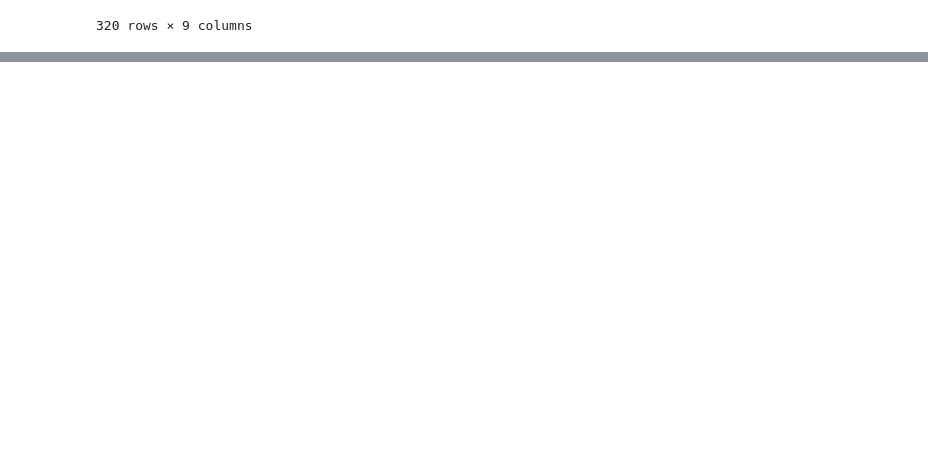
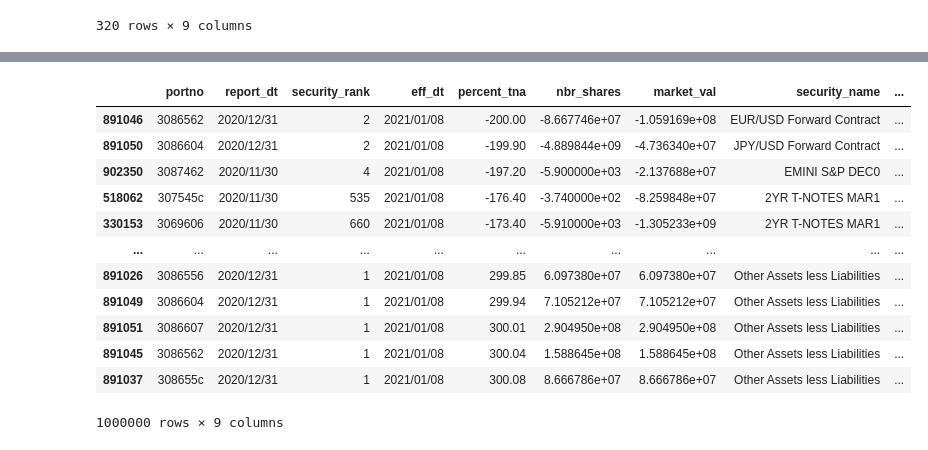
Before and after one commit to uuboyscy/tjr101, a Jupyter notebook: data-pipeline/src/03_read_big_file.ipynb, the cells around one changed output, grey strips where cells are left out. Drawn from its saved outputs; the diff is of its cells as text; code cells hidden in the pictures; blank space fills up the shorter version.

```diff
--- a/data-pipeline/src/03_read_big_file.ipynb
+++ b/data-pipeline/src/03_read_big_file.ipynb
@@ -351,0 +443,16 @@ df[
+# %%
+df.sort_values(["percent_tna", "security_rank"], ascending=[True, False])
+# %% [output]
+|  | portno | report_dt | security_rank | eff_dt | percent_tna | nbr_shares | market_val | security_name | ... |
+| 891046 | 3086562 | 2020/12/31 | 2 | 2021/01/08 | -200.00 | -8.667746e+07 | -1.059169e+08 | EUR/USD Forward Contract | ... |
+| 891050 | 3086604 | 2020/12/31 | 2 | 2021/01/08 | -199.90 | -4.889844e+09 | -4.736340e+07 | JPY/USD Forward Contract | ... |
+| 902350 | 3087462 | 2020/11/30 | 4 | 2021/01/08 | -197.20 | -5.900000e+03 | -2.137688e+07 | EMINI S&P DEC0 | ... |
+| 518062 | 307545c | 2020/11/30 | 535 | 2021/01/08 | -176.40 | -3.740000e+02 | -8.259848e+07 | 2YR T-NOTES MAR1 | ... |
+| 330153 | 3069606 | 2020/11/30 | 660 | 2021/01/08 | -173.40 | -5.910000e+03 | -1.305233e+09 | 2YR T-NOTES MAR1 | ... |
+| ... | ... | ... | ... | ... | ... | ... | ... | ... | ... |
+| 891026 | 3086556 | 2020/12/31 | 1 | 2021/01/08 | 299.85 | 6.097380e+07 | 6.097380e+07 | Other Assets less Liabilities | ... |
+| 891049 | 3086604 | 2020/12/31 | 1 | 2021/01/08 | 299.94 | 7.105212e+07 | 7.105212e+07 | Other Assets less Liabilities | ... |
+| 891051 | 3086607 | 2020/12/31 | 1 | 2021/01/08 | 300.01 | 2.904950e+08 | 2.904950e+08 | Other Assets less Liabilities | ... |
+| 891045 | 3086562 | 2020/12/31 | 1 | 2021/01/08 | 300.04 | 1.588645e+08 | 1.588645e+08 | Other Assets less Liabilities | ... |
+| 891037 | 308655c | 2020/12/31 | 1 | 2021/01/08 | 300.08 | 8.666786e+07 | 8.666786e+07 | Other Assets less Liabilities | ... |
+1000000 rows × 9 columns
```
Also changed, not shown: parts of 7 cells of this notebook.
